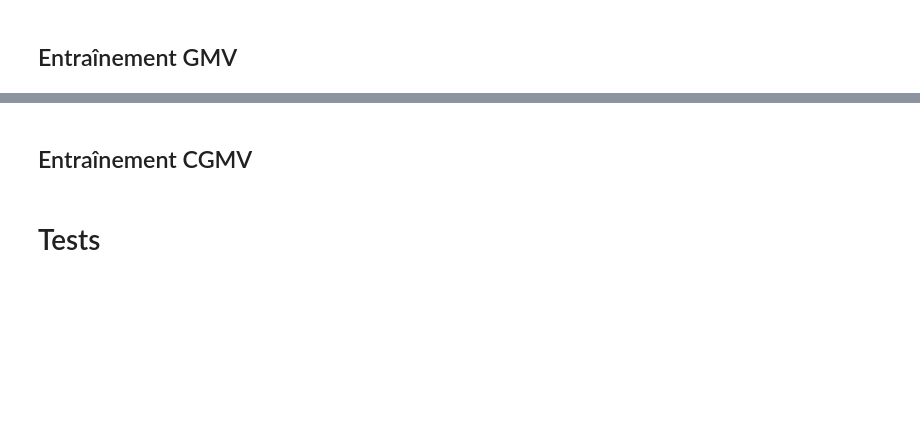
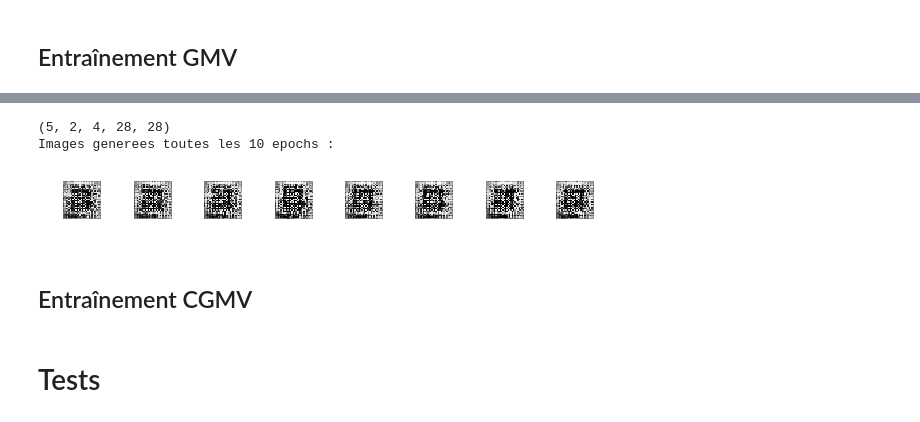
Before and after one commit to cmeketyn/Multi-View-Generation, a Jupyter notebook: Multi_View_Generation.ipynb, the cells around one changed output, grey strips where cells are left out. Saved outputs shown, nothing was run; the diff lists cells and outputs as text; code cells hidden in the pictures; blank space fills up the shorter version.

```diff
--- a/Multi_View_Generation.ipynb
+++ b/Multi_View_Generation.ipynb
@@ -613,3 +666,22 @@ plt.show()
+# %%
+print(Pictures.shape)
+nbe=Pictures.shape[0]
+nbi=Pictures.shape[2]
+print("Images generees toutes les 10 epochs : ")
+for e in range(nbe//10+1):
+  for i in range(nbi):
+    plt.subplot(nbe//10+1, 2*nbi, 2*nbi*e+2*i+1)
+    plt.imshow(Pictures[e][0][i], interpolation='nearest', cmap='gray_r')
+    plt.axis('off')
+    plt.subplot(nbe//10+1, 2*nbi, 2*nbi*e+2*i+2)
+    plt.imshow(Pictures[e][1][i], interpolation='nearest', cmap='gray_r')
+    plt.axis('off')
+  plt.tight_layout()
+  plt.show()
+# %% [output]
+(5, 2, 4, 28, 28)
+Images generees toutes les 10 epochs :
+[figure, added]
 # %% [markdown]
 ## Entraînement CGMV
 # %%
```
Also changed, not shown: parts of 23 cells of this notebook.
